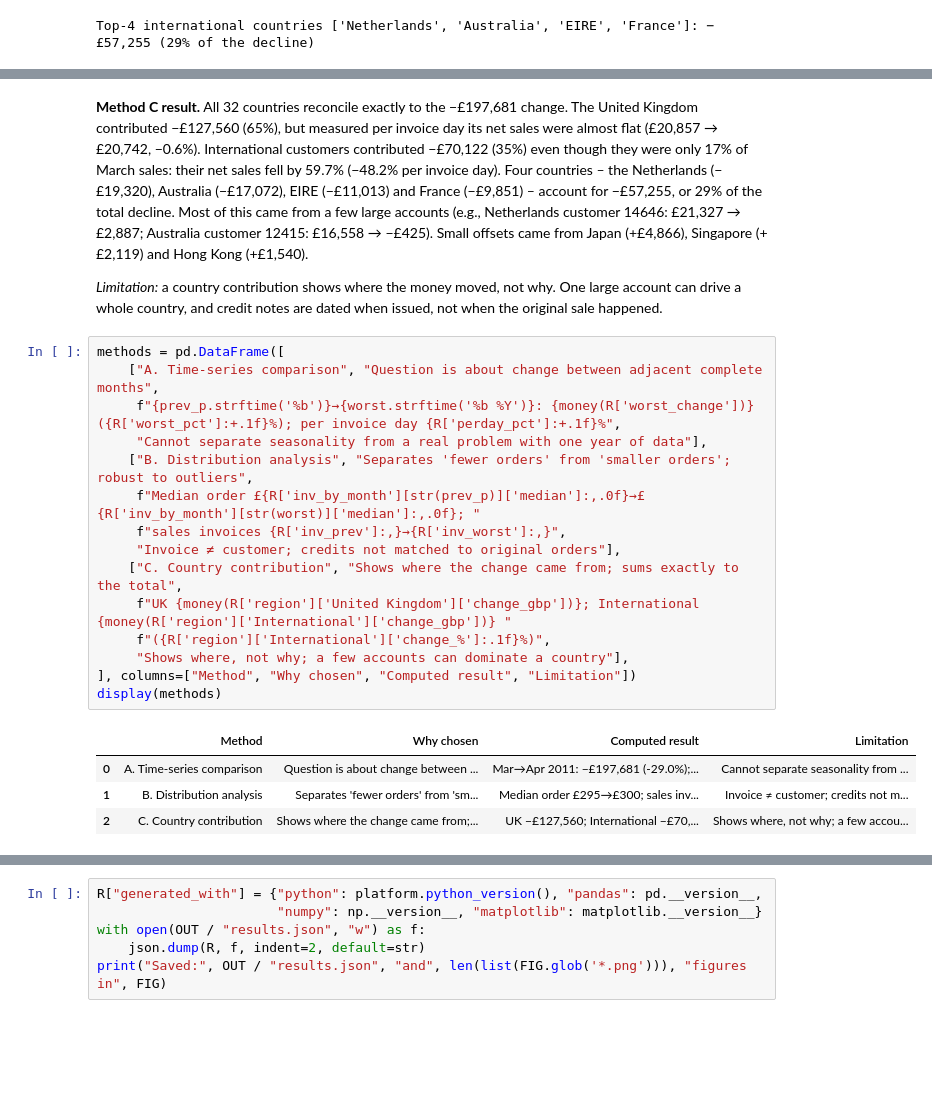
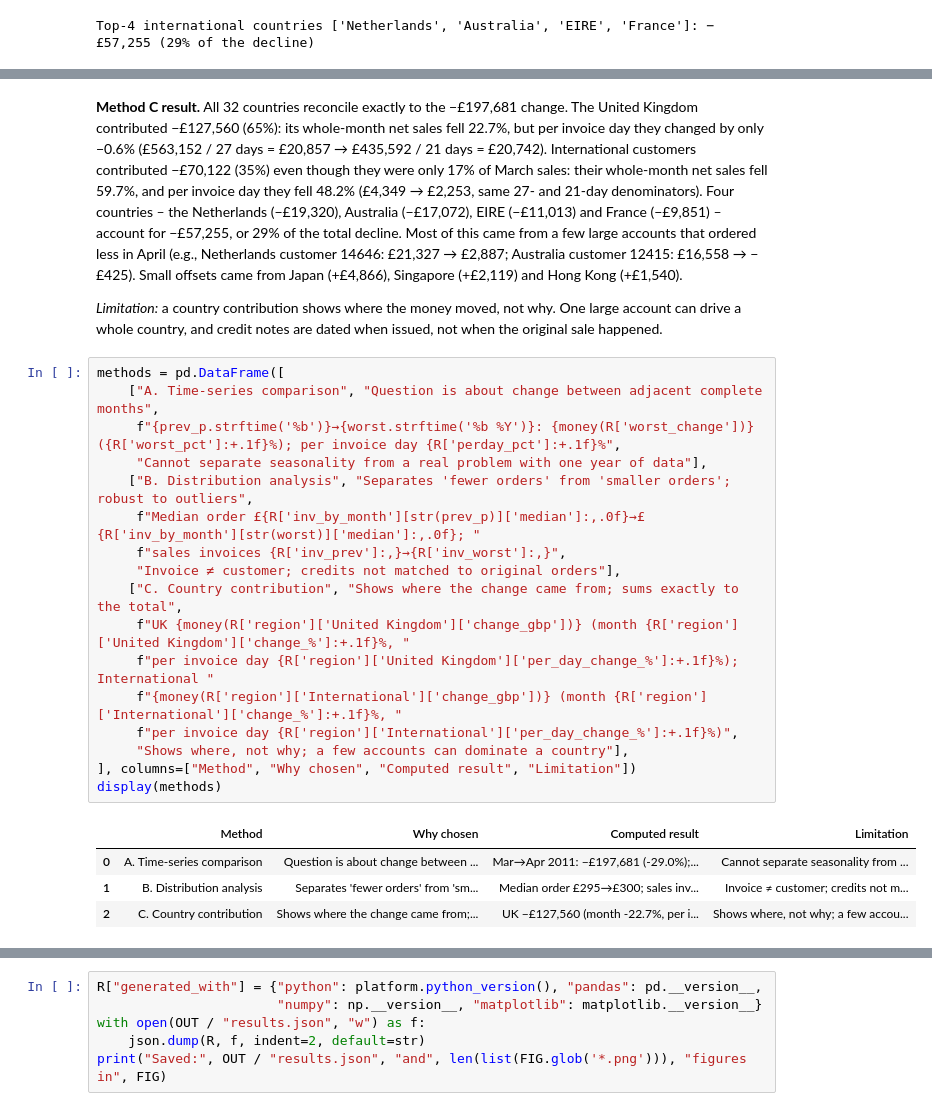
Before and after one commit to KenanSaleh04/CSE224_Spring_20220702145, a Jupyter notebook: submission/CSE464_Case_Study_1.ipynb, the cells around one changed output, grey strips where cells are left out. Cells and saved outputs as stored; diff of their text form; blank space fills up the shorter version.

```diff
--- a/submission/CSE464_Case_Study_1.ipynb
+++ b/submission/CSE464_Case_Study_1.ipynb
@@ -1013,9 +1024,10 @@ Interpretation: the UK contributed −£127,560 (65%) but its net sales per invo
 # %% [markdown]
 **Method C result.** All 32 countries reconcile exactly to the −£197,681 change. The United Kingdom contributed
-−£127,560 (65%), but measured per invoice day its net sales were almost flat (£20,857 → £20,742, −0.6%).
-International customers contributed −£70,122 (35%) even though they were only 17% of March sales: their net sales
-fell by 59.7% (−48.2% per invoice day). Four countries – the Netherlands (−£19,320), Australia (−£17,072),
-EIRE (−£11,013) and France (−£9,851) – account for −£57,255, or 29% of the total decline. Most of this came from a few large accounts
+−£127,560 (65%): its whole-month net sales fell 22.7%, but per invoice day they changed by only −0.6%
+(£563,152 / 27 days = £20,857 → £435,592 / 21 days = £20,742). International customers contributed −£70,122 (35%)
+even though they were only 17% of March sales: their whole-month net sales fell 59.7%, and per invoice day they fell
+48.2% (£4,349 → £2,253, same 27- and 21-day denominators). Four countries – the Netherlands (−£19,320), Australia (−£17,072),
+EIRE (−£11,013) and France (−£9,851) – account for −£57,255, or 29% of the total decline. Most of this came from a few large accounts that ordered less in April
 (e.g., Netherlands customer 14646: £21,327 → £2,887; Australia customer 12415: £16,558 → −£425).
 Small offsets came from Japan (+£4,866), Singapore (+£2,119) and Hong Kong (+£1,540).
 
@@ -1024,23 +1036,25 @@ country, and credit notes are dated when issued, not when the original sale happ
 # %%
 methods = pd.DataFrame([
     ["A. Time-series comparison", "Question is about change between adjacent complete months",
      f"{prev_p.strftime('%b')}→{worst.strftime('%b %Y')}: {money(R['worst_change'])} ({R['worst_pct']:+.1f}%); per invoice day {R['perday_pct']:+.1f}%",
      "Cannot separate seasonality from a real problem with one year of data"],
     ["B. Distribution analysis", "Separates 'fewer orders' from 'smaller orders'; robust to outliers",
      f"Median order £{R['inv_by_month'][str(prev_p)]['median']:,.0f}→£{R['inv_by_month'][str(worst)]['median']:,.0f}; "
      f"sales invoices {R['inv_prev']:,}→{R['inv_worst']:,}",
      "Invoice ≠ customer; credits not matched to original orders"],
     ["C. Country contribution", "Shows where the change came from; sums exactly to the total",
-     f"UK {money(R['region']['United Kingdom']['change_gbp'])}; International {money(R['region']['International']['change_gbp'])} "
-     f"({R['region']['International']['change_%']:.1f}%)",
+     f"UK {money(R['region']['United Kingdom']['change_gbp'])} (month {R['region']['United Kingdom']['change_%']:+.1f}%, "
+     f"per invoice day {R['region']['United Kingdom']['per_day_change_%']:+.1f}%); International "
+     f"{money(R['region']['International']['change_gbp'])} (month {R['region']['International']['change_%']:+.1f}%, "
+     f"per invoice day {R['region']['International']['per_day_change_%']:+.1f}%)",
      "Shows where, not why; a few accounts can dominate a country"],
 ], columns=["Method", "Why chosen", "Computed result", "Limitation"])
 display(methods)
 # %% [output]
 |  | Method | Why chosen | Computed result | Limitation |
 | 0 | A. Time-series comparison | Question is about change between ... | Mar→Apr 2011: −£197,681 (-29.0%);... | Cannot separate seasonality from ... |
 | 1 | B. Distribution analysis | Separates 'fewer orders' from 'sm... | Median order £295→£300; sales inv... | Invoice ≠ customer; credits not m... |
-| 2 | C. Country contribution | Shows where the change came from;... | UK −£127,560; International −£70,... | Shows where, not why; a few accou... |
+| 2 | C. Country contribution | Shows where the change came from;... | UK −£127,560 (month -22.7%, per i... | Shows where, not why; a few accou... |
 # %% [markdown]
 ## Step 7 – Executive summary and introduction
 
```
Also changed, not shown: parts of 8 cells of this notebook, 5 other files.
